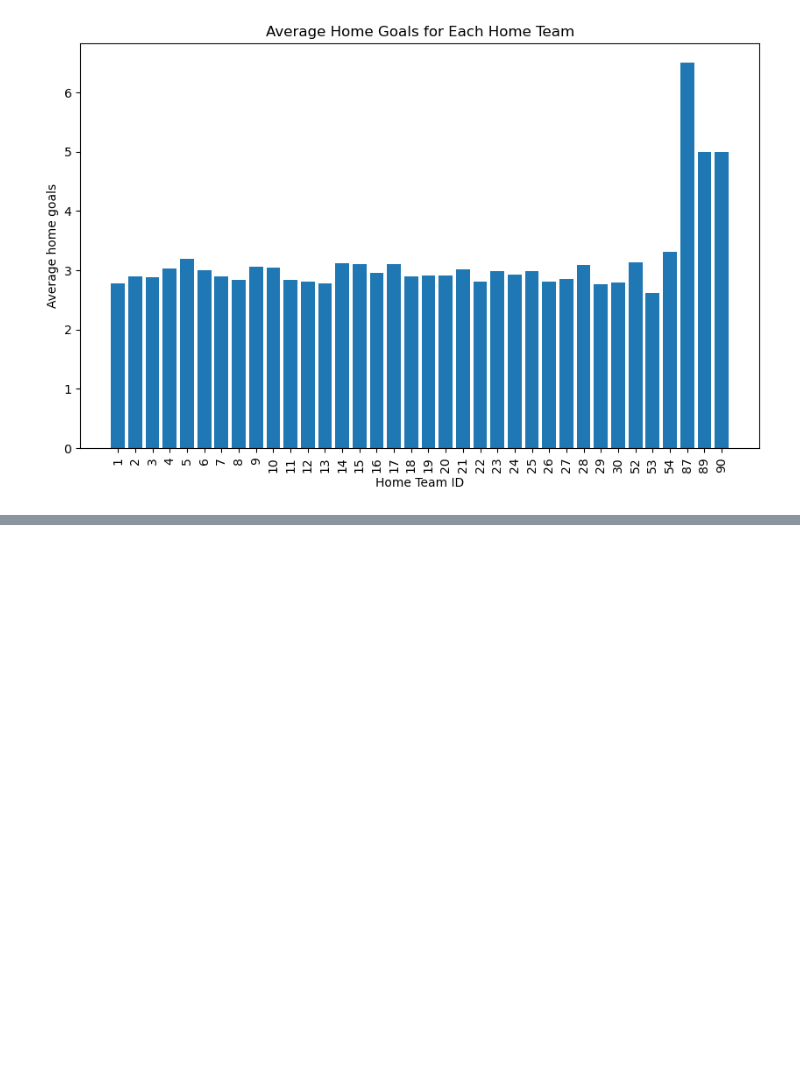
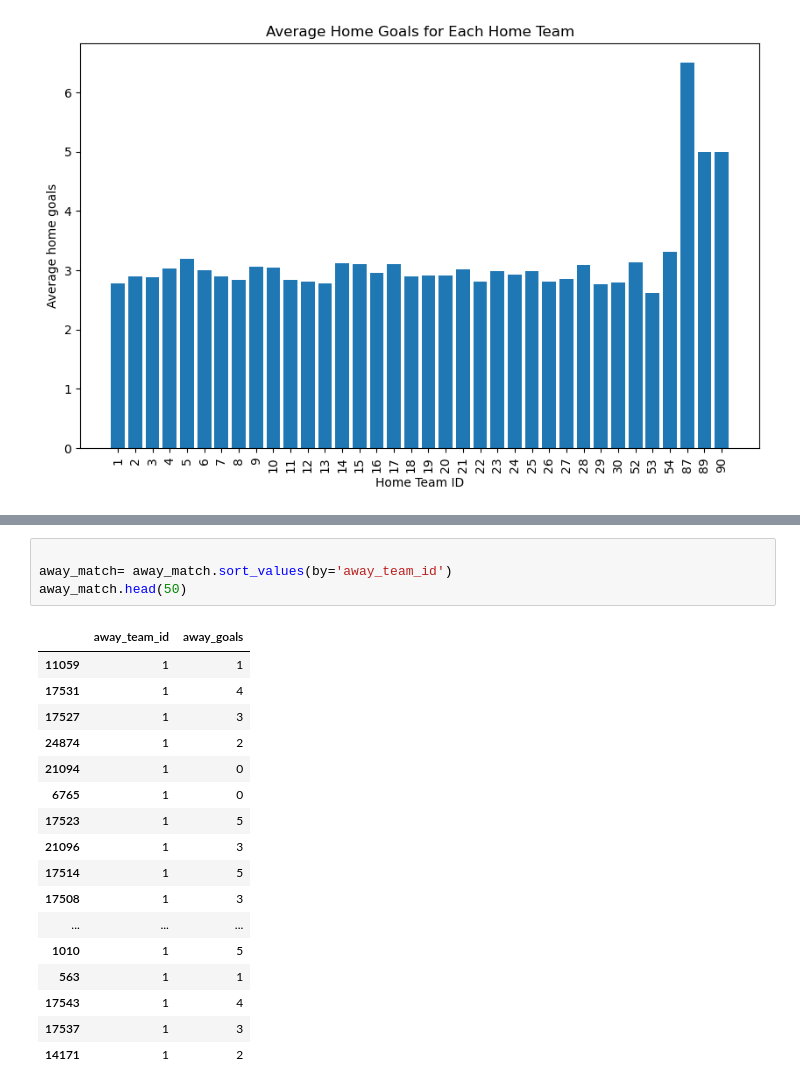
Before and after one commit to rosnibhanu/tech_project, a Jupyter notebook: tech_int.ipynb, the cells around one changed output, grey strips where cells are left out. Drawn from its saved outputs; the diff is of its cells as text; blank space fills up the shorter version.

```diff
--- a/tech_int.ipynb
+++ b/tech_int.ipynb
@@ -370,0 +392,22 @@ plt.show()
+# %%
+
+away_match= away_match.sort_values(by='away_team_id')
+away_match.head(50)
+# %% [output]
+|  | away_team_id | away_goals |
+| 11059 | 1 | 1 |
+| 17531 | 1 | 4 |
+| 17527 | 1 | 3 |
+| 24874 | 1 | 2 |
+| 21094 | 1 | 0 |
+| 6765 | 1 | 0 |
+| 17523 | 1 | 5 |
+| 21096 | 1 | 3 |
+| 17514 | 1 | 5 |
+| 17508 | 1 | 3 |
+| ... | ... | ... |
+| 1010 | 1 | 5 |
+| 563 | 1 | 1 |
+| 17543 | 1 | 4 |
+| 17537 | 1 | 3 |
+| 14171 | 1 | 2 |
```
Also changed, not shown: parts of 4 cells of this notebook.
